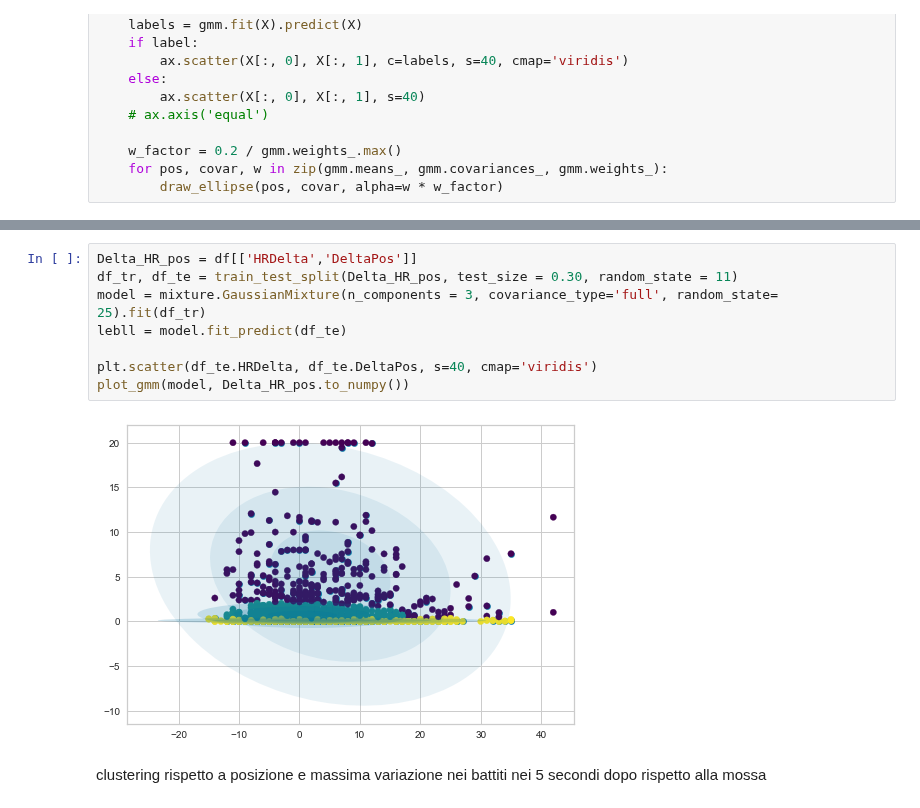
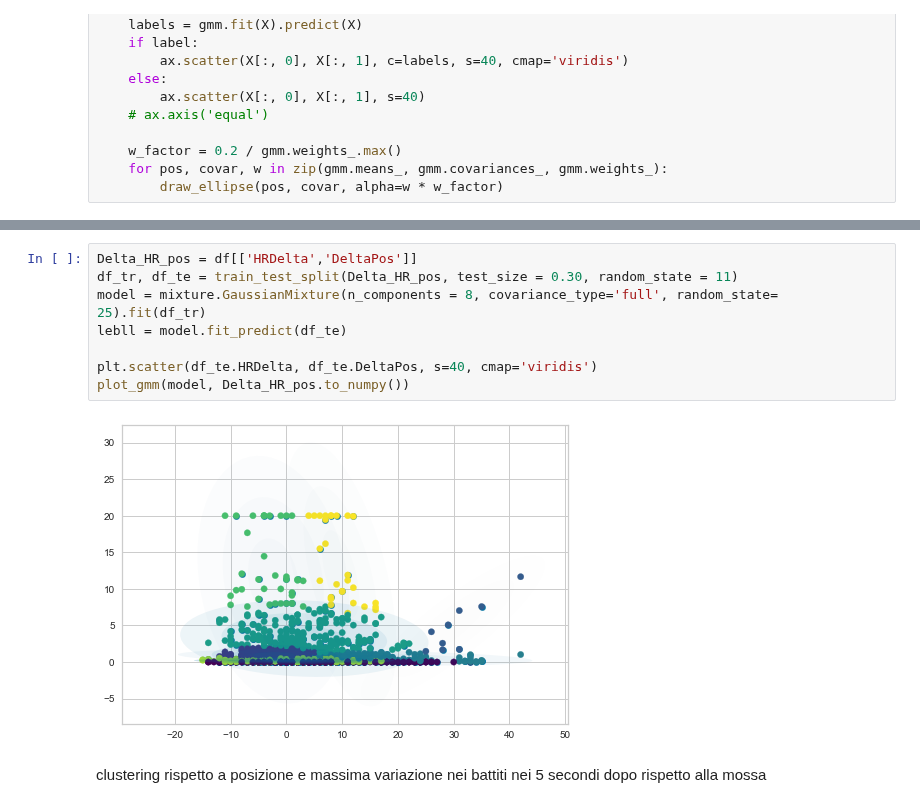
Before and after one commit to tommdim/statistics-101, a Jupyter notebook: project/src/main.ipynb, the cells around one changed output, grey strips where cells are left out. Cells and saved outputs as stored; diff of their text form.

```diff
--- a/project/src/main.ipynb
+++ b/project/src/main.ipynb
@@ -982,13 +996,13 @@ def plot_gmm(gmm, X, label=True, ax=None):
 # %%
 Delta_HR_pos = df[['HRDelta','DeltaPos']]
 df_tr, df_te = train_test_split(Delta_HR_pos, test_size = 0.30, random_state = 11)
-model = mixture.GaussianMixture(n_components = 3, covariance_type='full', random_state= 25).fit(df_tr)
+model = mixture.GaussianMixture(n_components = 8, covariance_type='full', random_state= 25).fit(df_tr)
 lebll = model.fit_predict(df_te)
 
 plt.scatter(df_te.HRDelta, df_te.DeltaPos, s=40, cmap='viridis')
 plot_gmm(model, Delta_HR_pos.to_numpy())
 # %% [output]
-[figure, old version]
+[figure, new version]
 # %% [markdown]
 clustering rispetto a posizione e massima variazione nei battiti nei 5 secondi dopo rispetto alla mossa
 # %%
```
Also changed, not shown: parts of 18 cells of this notebook, 1 other file.
